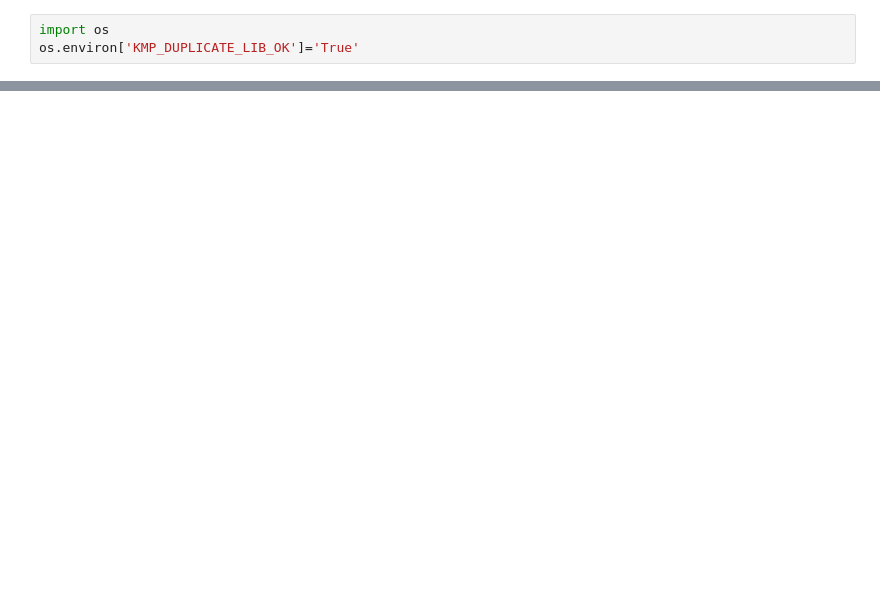
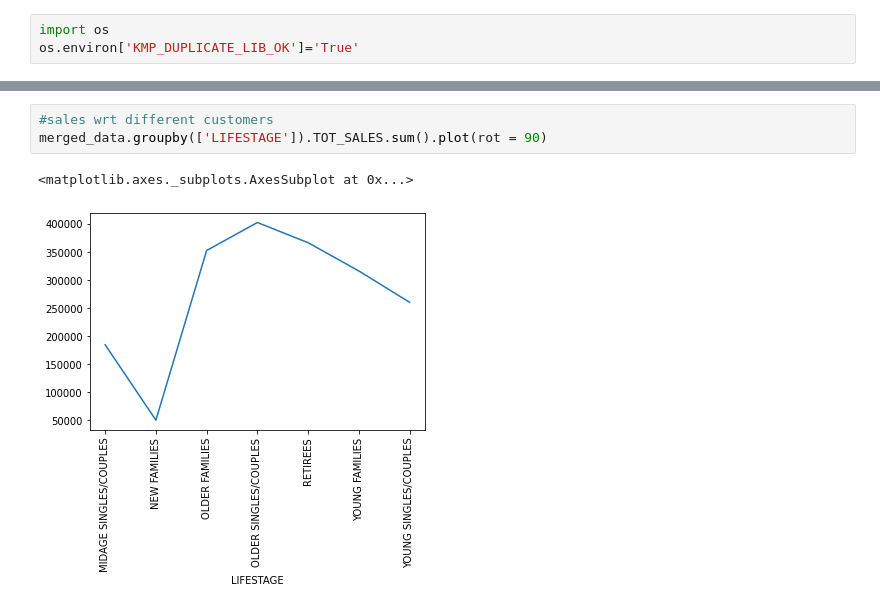
Before and after one commit to batwhite/Data-Science-Project, a Jupyter notebook: Analysis.ipynb, the cells around one changed output, grey strips where cells are left out. Drawn from its saved outputs; the diff is of its cells as text; blank space fills up the shorter version.

```diff
--- a/Analysis.ipynb
+++ b/Analysis.ipynb
@@ -123,0 +243,6 @@ Timestamp('2000-01-09 00:00:00')
+# %%
+#sales wrt different customers
+merged_data.groupby(['LIFESTAGE']).TOT_SALES.sum().plot(rot = 90)
+# %% [output]
+<matplotlib.axes._subplots.AxesSubplot at 0x...>
+[figure, added]
```
Also changed, not shown: parts of 22 cells of this notebook.
